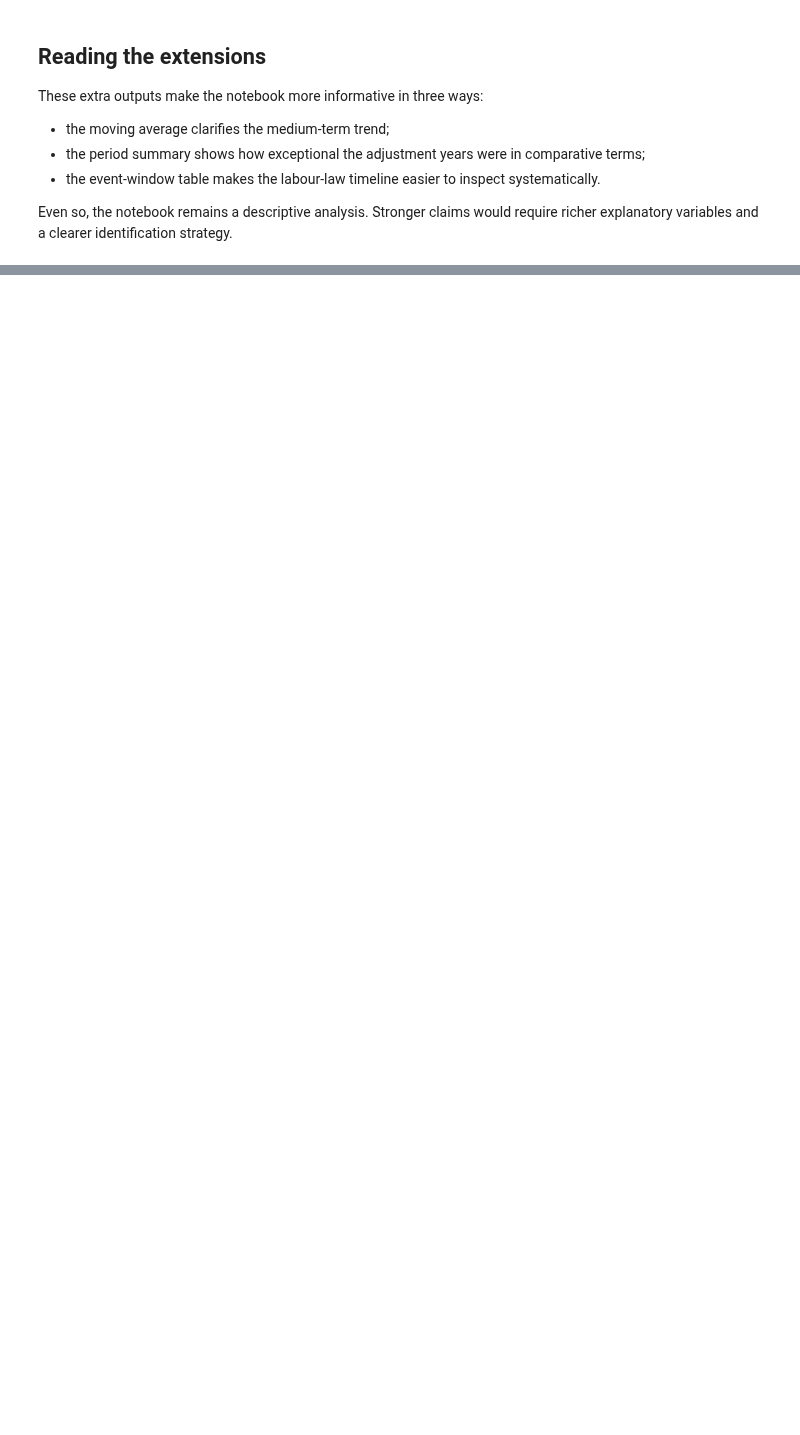
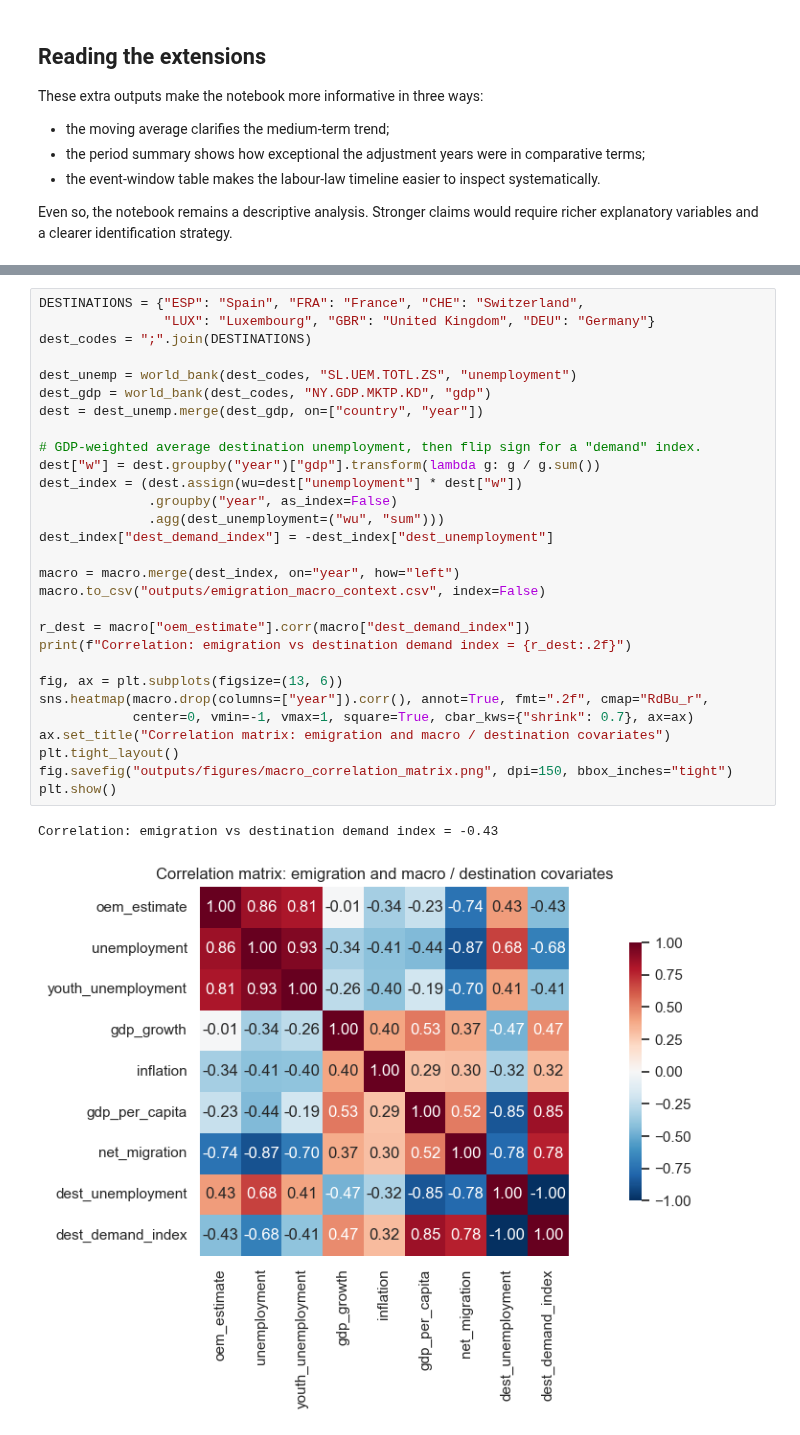
Before and after one commit to DiogoRibeiro7/ds-projects-portfolio, a Jupyter notebook: projects/portuguese_emigration_crises_labour_law/portuguese_emigration_crises_labour_law.ipynb, the cells around one changed output, grey strips where cells are left out. Drawn from its saved outputs; the diff is of its cells as text; blank space fills up the shorter version.

```diff
--- a/projects/portuguese_emigration_crises_labour_law/portuguese_emigration_crises_labour_law.ipynb
+++ b/projects/portuguese_emigration_crises_labour_law/portuguese_emigration_crises_labour_law.ipynb
@@ -791,0 +929,32 @@ Those additions would move the notebook closer to an explanatory research design
+# %%
+DESTINATIONS = {"ESP": "Spain", "FRA": "France", "CHE": "Switzerland",
+                "LUX": "Luxembourg", "GBR": "United Kingdom", "DEU": "Germany"}
+dest_codes = ";".join(DESTINATIONS)
+
+dest_unemp = world_bank(dest_codes, "SL.UEM.TOTL.ZS", "unemployment")
+dest_gdp = world_bank(dest_codes, "NY.GDP.MKTP.KD", "gdp")
+dest = dest_unemp.merge(dest_gdp, on=["country", "year"])
+
+# GDP-weighted average destination unemployment, then flip sign for a "demand" index.
+dest["w"] = dest.groupby("year")["gdp"].transform(lambda g: g / g.sum())
+dest_index = (dest.assign(wu=dest["unemployment"] * dest["w"])
+              .groupby("year", as_index=False)
+              .agg(dest_unemployment=("wu", "sum")))
+dest_index["dest_demand_index"] = -dest_index["dest_unemployment"]
+
+macro = macro.merge(dest_index, on="year", how="left")
+macro.to_csv("outputs/emigration_macro_context.csv", index=False)
+
+r_dest = macro["oem_estimate"].corr(macro["dest_demand_index"])
+print(f"Correlation: emigration vs destination demand index = {r_dest:.2f}")
+
+fig, ax = plt.subplots(figsize=(13, 6))
+sns.heatmap(macro.drop(columns=["year"]).corr(), annot=True, fmt=".2f", cmap="RdBu_r",
+            center=0, vmin=-1, vmax=1, square=True, cbar_kws={"shrink": 0.7}, ax=ax)
+ax.set_title("Correlation matrix: emigration and macro / destination covariates")
+plt.tight_layout()
+fig.savefig("outputs/figures/macro_correlation_matrix.png", dpi=150, bbox_inches="tight")
+plt.show()
+# %% [output]
+Correlation: emigration vs destination demand index = -0.43
+[figure, added]
```
Also changed, not shown: parts of 18 cells of this notebook, 2 other files.
